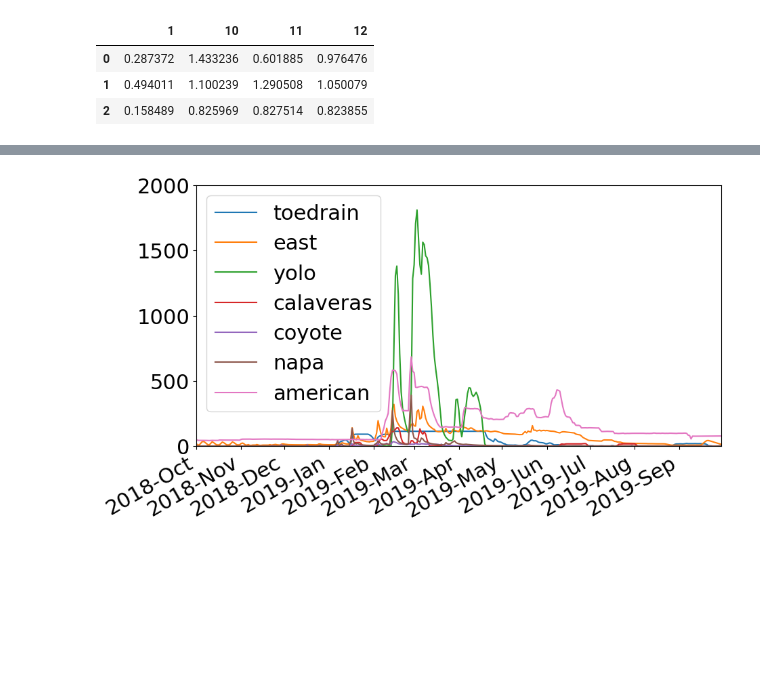
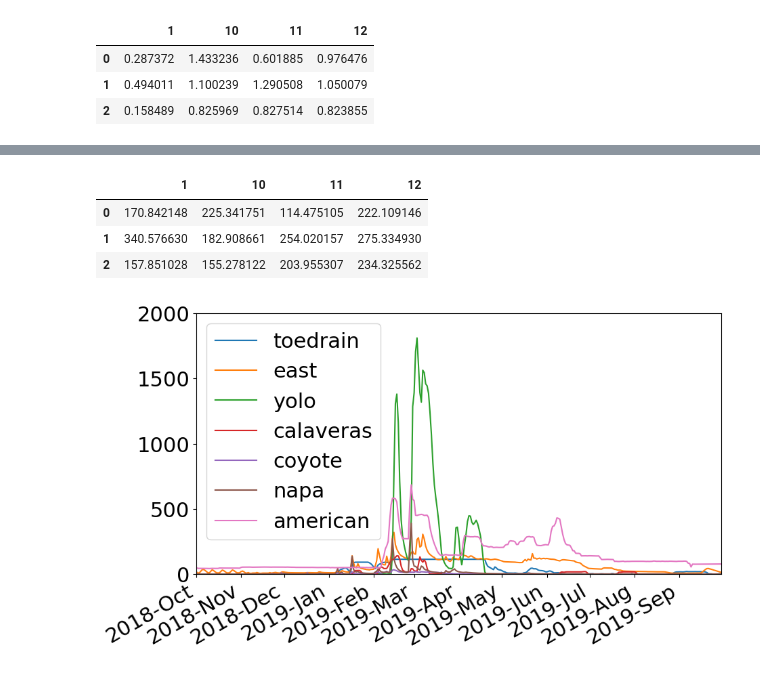
Before and after one commit to jennaisrael/Savio_scratch_back_up, a Jupyter notebook: Plotting/expanse/ch_3/scenarios_flow.ipynb, the cells around one changed output, grey strips where cells are left out. Drawn from its saved outputs; the diff is of its cells as text; code cells hidden in the pictures; blank space fills up the shorter version.

```diff
--- a/Plotting/expanse/ch_3/scenarios_flow.ipynb
+++ b/Plotting/expanse/ch_3/scenarios_flow.ipynb
@@ -282,0 +308,19 @@ df_ratio
+# %%
+sdate=pd.to_datetime("2018-10-1")
+edate=pd.to_datetime("2019-1-31")
+months=np.unique(base[sdate:edate].index.month.values)
+exports_1=np.array([])
+exports_2=np.array([])
+exports_3=np.array([])
+
+for m in months:
+    print ('m ='+ str(m))
+    b=base['exports'][base.index.month==m][sdate:edate].dropna().mean()
+    print('baseline mean exports = '+str(b))
+    exports_1=np.append(exports_1,b)
+    d=dcp['exports'][dcp.index.month==m][sdate:edate].dropna().mean()
+    print('dcp mean exports = '+str(d))
+    exports_2=np.append(exports_2,d)
+    c=cor['exports'][cor.index.month==m][sdate:edate].dropna().mean()
+    print('cor mean exports = '+str(c))
+    exports_3=np.append(exports_3,c)
@@ -282,0 +344,10 @@ df_ratio
+# %%
+# concatenate these together and write to csv
+exports_stack=np.vstack((exports_1,exports_2,exports_3))
+df_exports=pd.DataFrame(data=exports_stack,columns=months)
+df_exports
+# %% [output]
+|  | 1 | 10 | 11 | 12 |
+| 0 | 170.842148 | 225.341751 | 114.475105 | 222.109146 |
+| 1 | 340.576630 | 182.908661 | 254.020157 | 275.334930 |
+| 2 | 157.851028 | 155.278122 | 203.955307 | 234.325562 |
```
Also changed, not shown: parts of 4 cells of this notebook, 12 other files.
